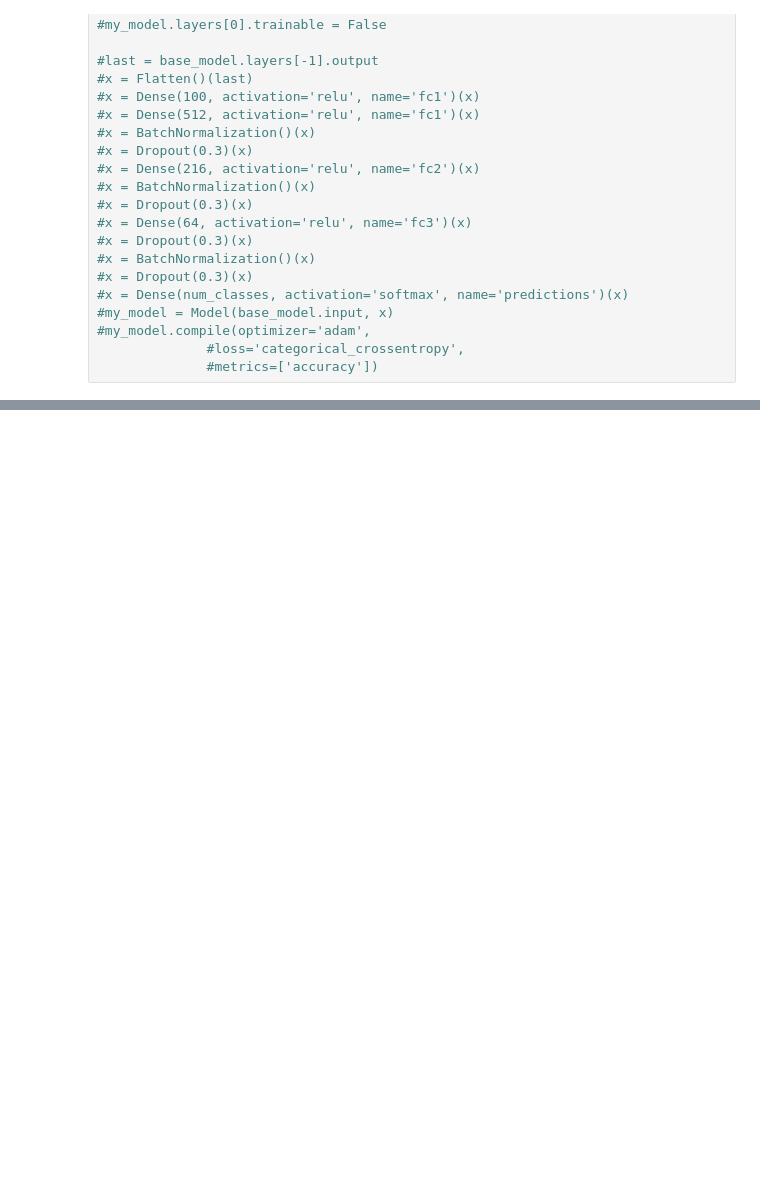
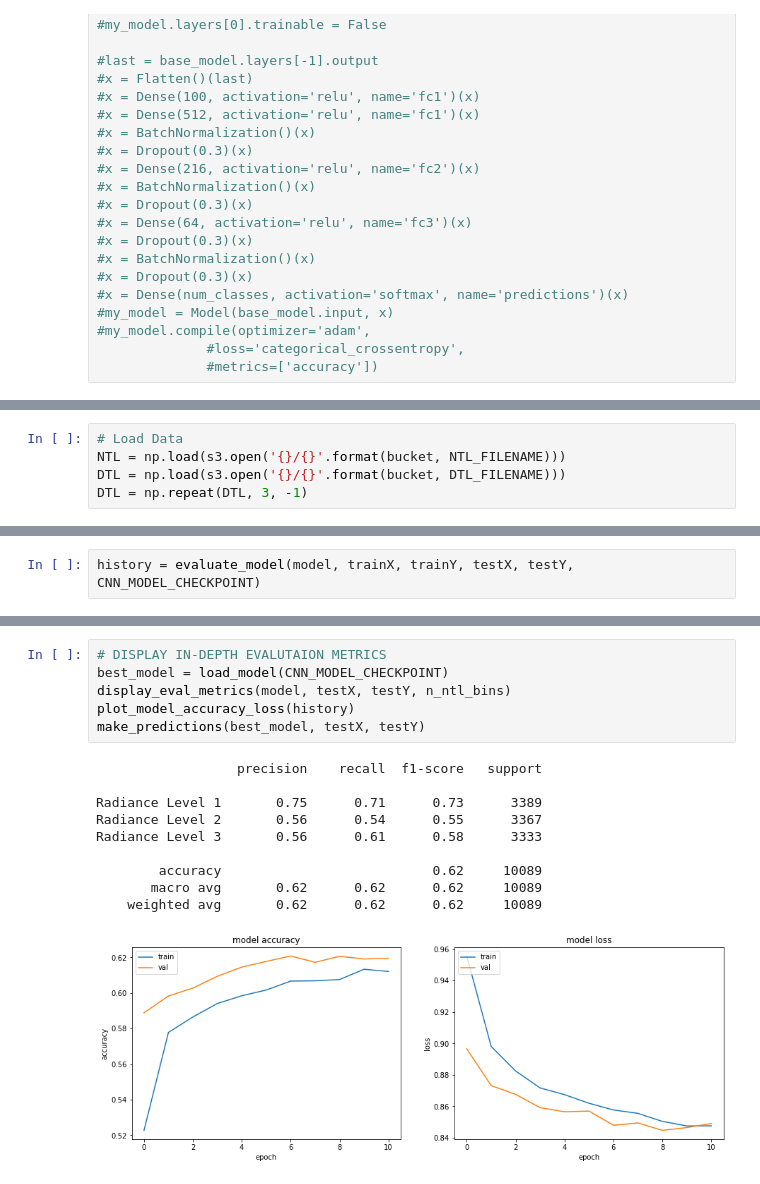
Before and after one commit to dime-worldbank/big-data-poverty-estimation, a Jupyter notebook: DataWork/03_predict_ntl_with_dtl/03_cnn.ipynb, the cells around one changed output, grey strips where cells are left out. Drawn from its saved outputs; the diff is of its cells as text; blank space fills up the shorter version.

```diff
--- a/DataWork/03_predict_ntl_with_dtl/03_cnn.ipynb
+++ b/DataWork/03_predict_ntl_with_dtl/03_cnn.ipynb
@@ -506,0 +582,5 @@ boto3.Session().resource('s3').Bucket(bucket).Object(CNN_MODEL_S3_PATH).upload_f
+# %%
+# Load Data
+NTL = np.load(s3.open('{}/{}'.format(bucket, NTL_FILENAME)))
+DTL = np.load(s3.open('{}/{}'.format(bucket, DTL_FILENAME)))
+DTL = np.repeat(DTL, 3, -1)
@@ -506,0 +602,2 @@ boto3.Session().resource('s3').Bucket(bucket).Object(CNN_MODEL_S3_PATH).upload_f
+# %%
+history = evaluate_model(model, trainX, trainY, testX, testY, CNN_MODEL_CHECKPOINT)
@@ -506,0 +622,17 @@ boto3.Session().resource('s3').Bucket(bucket).Object(CNN_MODEL_S3_PATH).upload_f
+# %%
+# DISPLAY IN-DEPTH EVALUTAION METRICS
+best_model = load_model(CNN_MODEL_CHECKPOINT)
+display_eval_metrics(model, testX, testY, n_ntl_bins)
+plot_model_accuracy_loss(history)
+make_predictions(best_model, testX, testY)
+# %% [output]
+                  precision    recall  f1-score   support
+
+Radiance Level 1       0.75      0.71      0.73      3389
+Radiance Level 2       0.56      0.54      0.55      3367
+Radiance Level 3       0.56      0.61      0.58      3333
+
+        accuracy                           0.62     10089
+       macro avg       0.62      0.62      0.62     10089
+    weighted avg       0.62      0.62      0.62     10089
+[figure, added]
```
Also changed, not shown: parts of 53 cells of this notebook.
